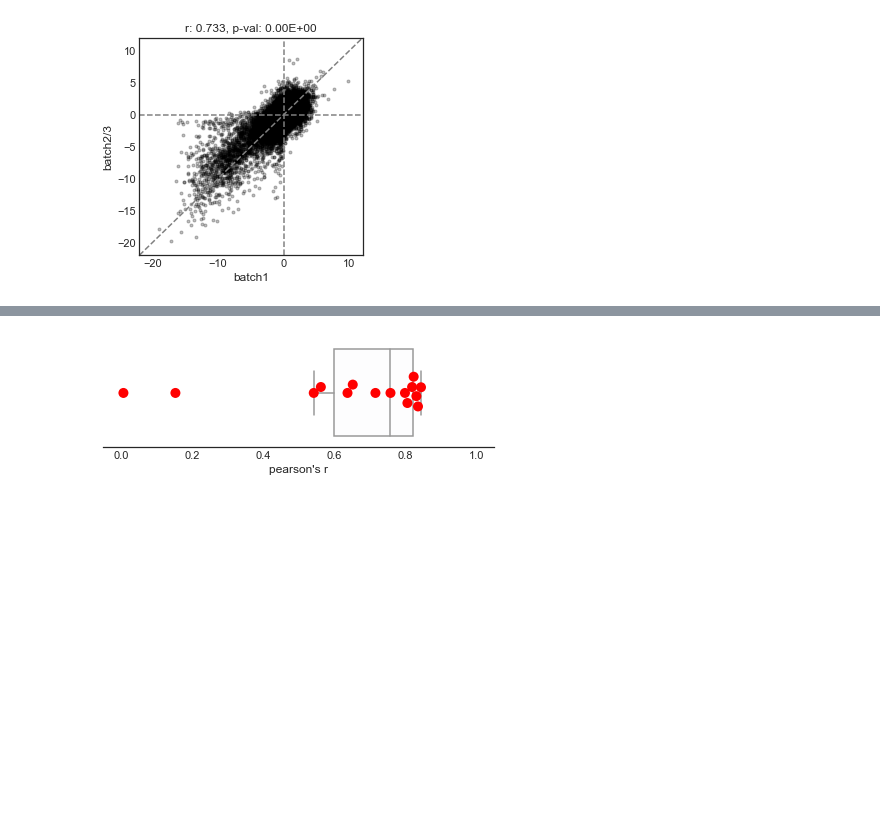
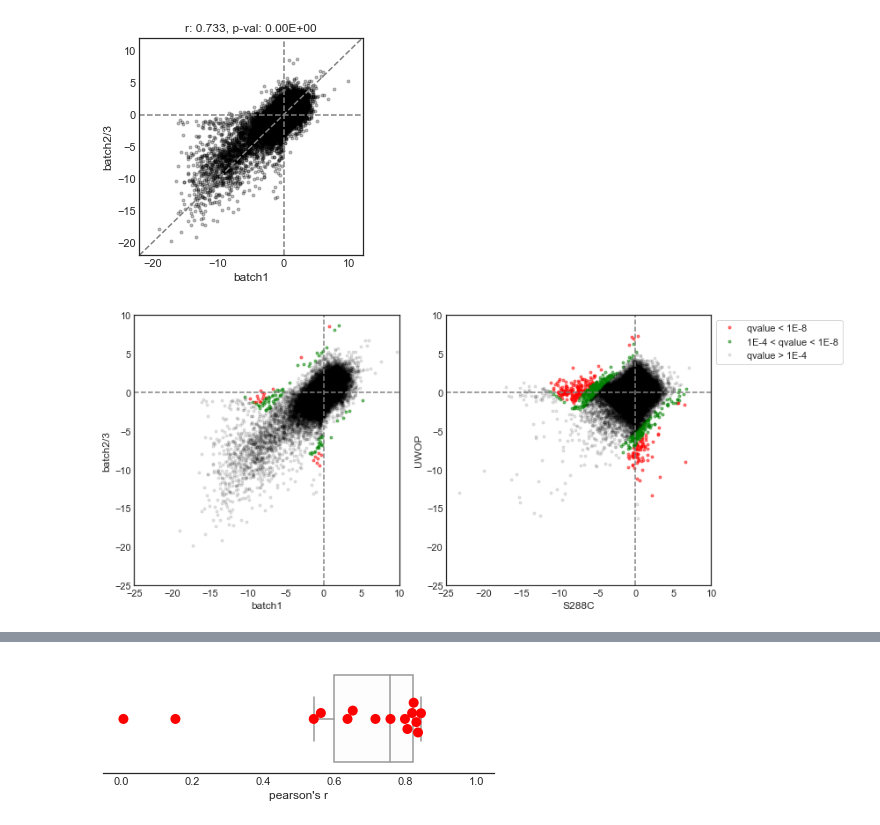
Before and after one commit to mgalardini/2018koyeast, a Jupyter notebook: notebooks/batches.ipynb, the cells around one changed output, grey strips where cells are left out. Saved outputs shown, nothing was run; the diff lists cells and outputs as text; code cells hidden in the pictures; blank space fills up the shorter version.

```diff
--- a/notebooks/batches.ipynb
+++ b/notebooks/batches.ipynb
@@ -60,3 +92,20 @@ r, p = stats.pearsonr(a1,
 plt.title('r: %.3f, p-val: %.2E' % (r, p));
 # %% [output]
 [figure]
+# %%
+a1.name = 'batch1'
+a2.name = 'batch2/3'
+v1 = (a1 + a2)
+v2 = (a1 - a2)
+v1.name = 'sum'
+v2.name = 'sub'
+v = a1.to_frame().join(a2.to_frame())
+v = v.join(v1.to_frame()).join(v2.to_frame())
+x, y = get_variance_function(v, 100,
+                             function=pd.Series.std)
+v['var'] = np.interp((a1 + a2),
+                     x,
+                     y)
+v['pval'] = [1 - stats.norm.cdf(np.abs(x/y), loc=0, scale=y)
+             for x,y in v[['sub', 'var']].values]
+v['qval'] = sm.stats.multipletests(v['pval'], method='fdr_bh')[1]
@@ -62,0 +135,72 @@ plt.title('r: %.3f, p-val: %.2E' % (r, p));
+# %%
+plt.figure(figsize=(10, 5))
+
+plt.subplot(121)
+
+plt.plot(v[(v['qval'] < 1E-8)]['batch1'],
+         v[(v['qval'] < 1E-8)]['batch2/3'],
+         'r.',
+         alpha=0.5,
+         label='qvalue < 1E-8')
+plt.plot(v[(v['qval'] < 1E-4) & (v['qval'] >= 1E-8)]['batch1'],
+         v[(v['qval'] < 1E-4) & (v['qval'] >= 1E-8)]['batch2/3'],
+         'g.',
+         alpha=0.5,
+         label='1E-4 < qvalue < 1E-8')
+plt.plot(v[v['qval'] >= 1E-4]['batch1'],
+         v[v['qval'] >= 1E-4]['batch2/3'],
+         'k.',
+         alpha=0.1,
+         label='qvalue > 1E-4')
+
+plt.axhline(0,
+            color='grey',
+            linestyle='dashed')
+plt.axvline(0,
+            color='grey',
+            linestyle='dashed')
+
+plt.xlim(-25, 10)
+plt.ylim(-25, 10)
+
+plt.xlabel('batch1')
+plt.ylabel('batch2/3')
+
+plt.subplot(122)
+
+plt.plot(w[(w['qval'] < 1E-8)]['S288C'],
+         w[(w['qval'] < 1E-8)]['UWOP'],
+         'r.',
+         alpha=0.5,
+         label='qvalue < 1E-8')
+plt.plot(w[(w['qval'] < 1E-4) & (w['qval'] >= 1E-8)]['S288C'],
+         w[(w['qval'] < 1E-4) & (w['qval'] >= 1E-8)]['UWOP'],
+         'g.',
+         alpha=0.5,
+         label='1E-4 < qvalue < 1E-8')
+plt.plot(w[w['qval'] >= 1E-4]['S288C'],
+         w[w['qval'] >= 1E-4]['UWOP'],
+         'k.',
+         alpha=0.1,
+         label='qvalue > 1E-4')
+
+plt.axhline(0,
+            color='grey',
+            linestyle='dashed')
+plt.axvline(0,
+            color='grey',
+            linestyle='dashed')
+
+plt.xlim(-25, 10)
+plt.ylim(-25, 10)
+
+plt.xlabel('S288C')
+plt.ylabel('UWOP')
+
+plt.legend(frameon=True,
+           bbox_to_anchor=(1, 1),
+           loc='upper left')
+
+plt.tight_layout();
+# %% [output]
+[figure, added]
```
Also changed, not shown: parts of 7 cells of this notebook, 1 other file.
